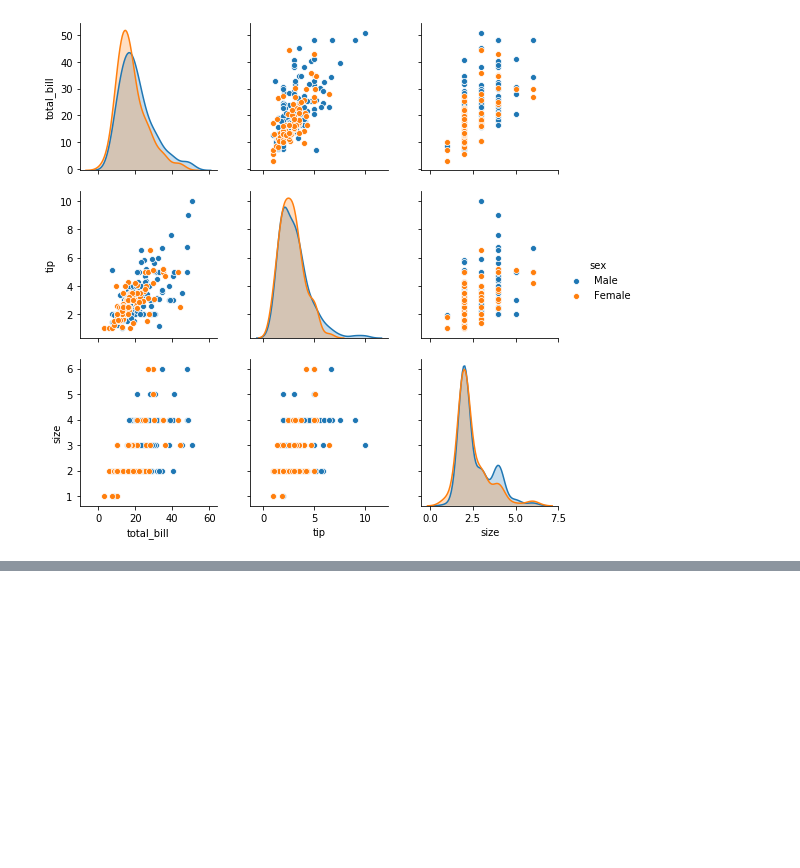
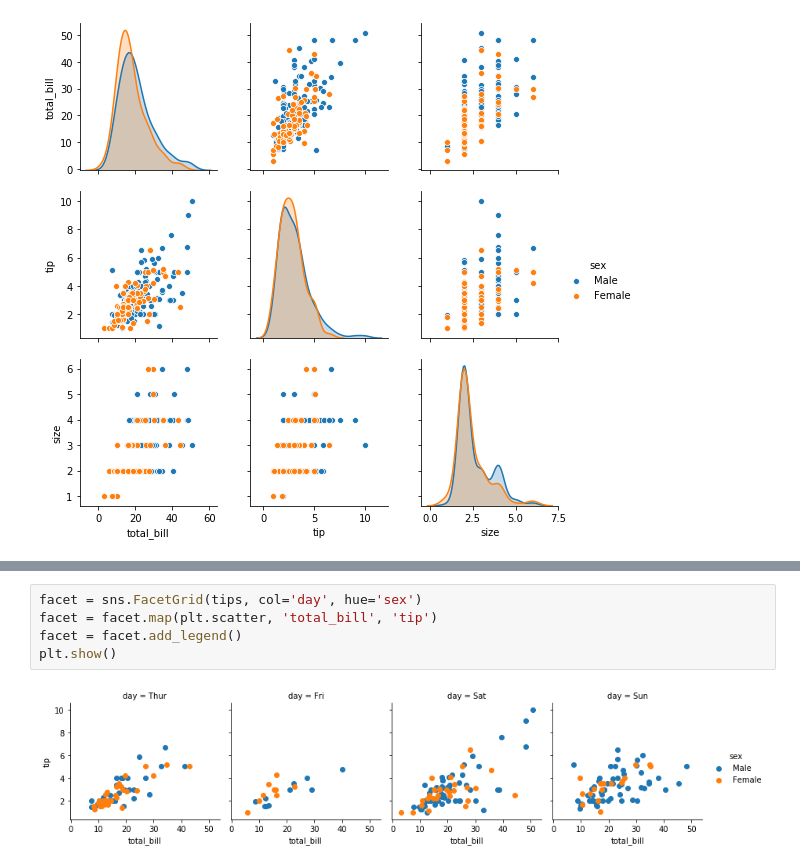
Before and after one commit to davetlewis-van/pandas_for_everyone, a Jupyter notebook: notebooks/Chapter 3.ipynb, the cells around one changed output, grey strips where cells are left out. Drawn from its saved outputs; the diff is of its cells as text; blank space fills up the shorter version.

```diff
--- a/notebooks/Chapter 3.ipynb
+++ b/notebooks/Chapter 3.ipynb
@@ -316,0 +335,7 @@ fig = sns.pairplot(tips, hue='sex')
+# %%
+facet = sns.FacetGrid(tips, col='day', hue='sex')
+facet = facet.map(plt.scatter, 'total_bill', 'tip')
+facet = facet.add_legend()
+plt.show()
+# %% [output]
+[figure, added]
```
Also changed, not shown: parts of 14 cells of this notebook, 7 other files.
